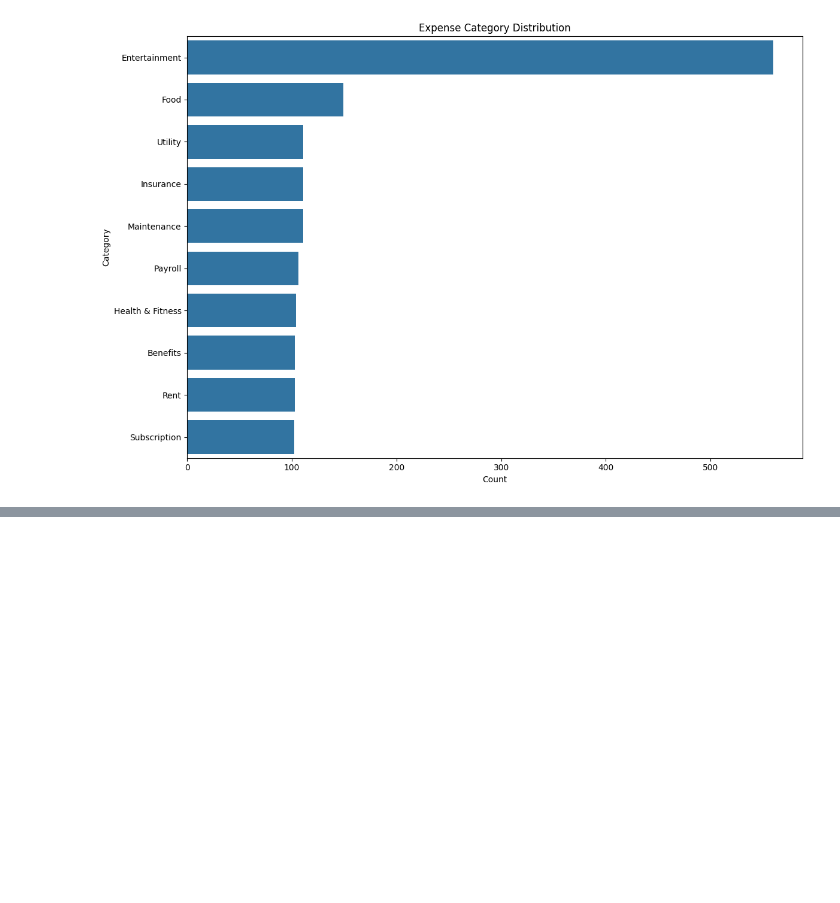
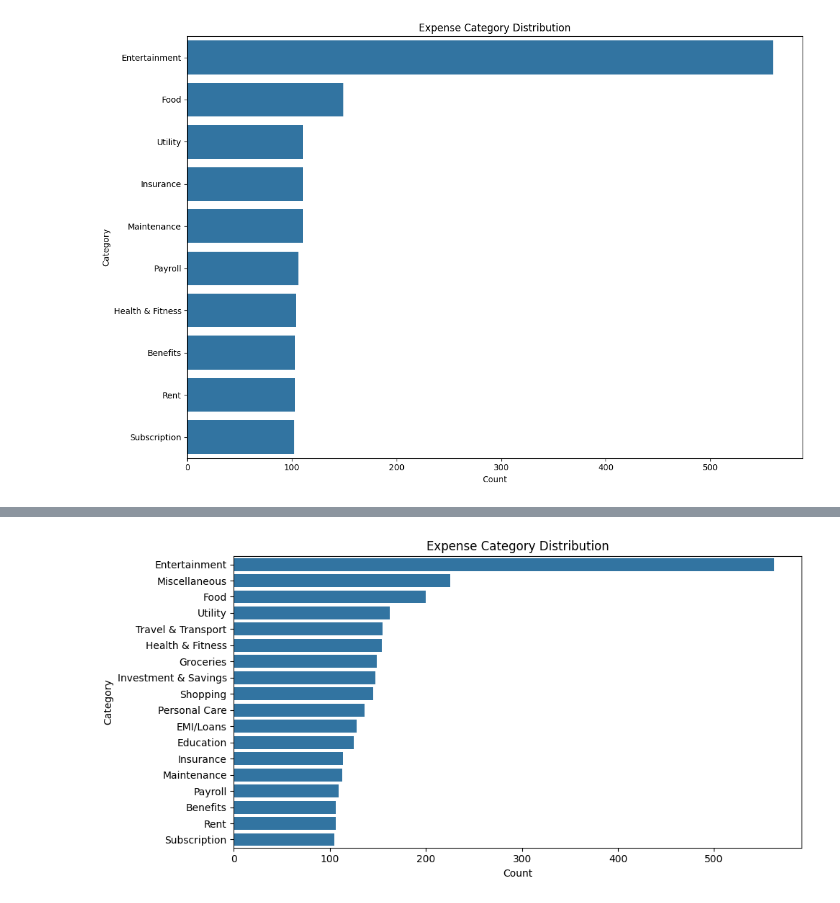
Before and after one commit to TensorNaut/ExpenX, a Jupyter notebook: Notebook/01_data_preprocessing.ipynb, the cells around one changed output, grey strips where cells are left out. Saved outputs shown, nothing was run; the diff lists cells and outputs as text; code cells hidden in the pictures; blank space fills up the shorter version.

Commit message:
Retrained Classifier on New data with additional categories

```diff
--- a/Notebook/01_data_preprocessing.ipynb
+++ b/Notebook/01_data_preprocessing.ipynb
@@ -400,0 +408,2 @@ df['description_clean'] = df['description'].astype(str).apply(clean_text)
+# %%
+df = pd.read_csv("D:/PROJECTS/Version Control/ExpenX/data/new_expense_dataset.csv")
@@ -400,0 +442,10 @@ df['description_clean'] = df['description'].astype(str).apply(clean_text)
+# %%
+plt.figure(figsize=(10, 5))
+sns.countplot(data=df, y="category", order=df['category'].value_counts().index)
+plt.title("Expense Category Distribution")
+plt.xlabel("Count")
+plt.ylabel("Category")
+plt.tight_layout()
+plt.show()
+# %% [output]
+[figure, added]
```
Also changed, not shown: parts of 4 cells of this notebook, 14 other files.
